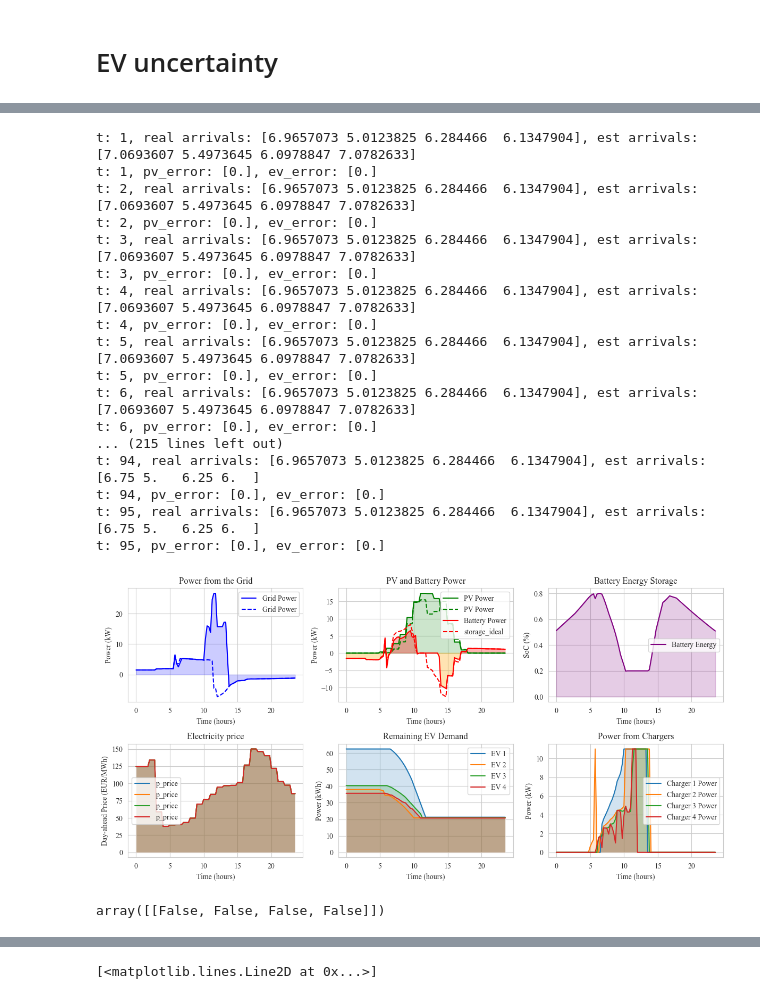
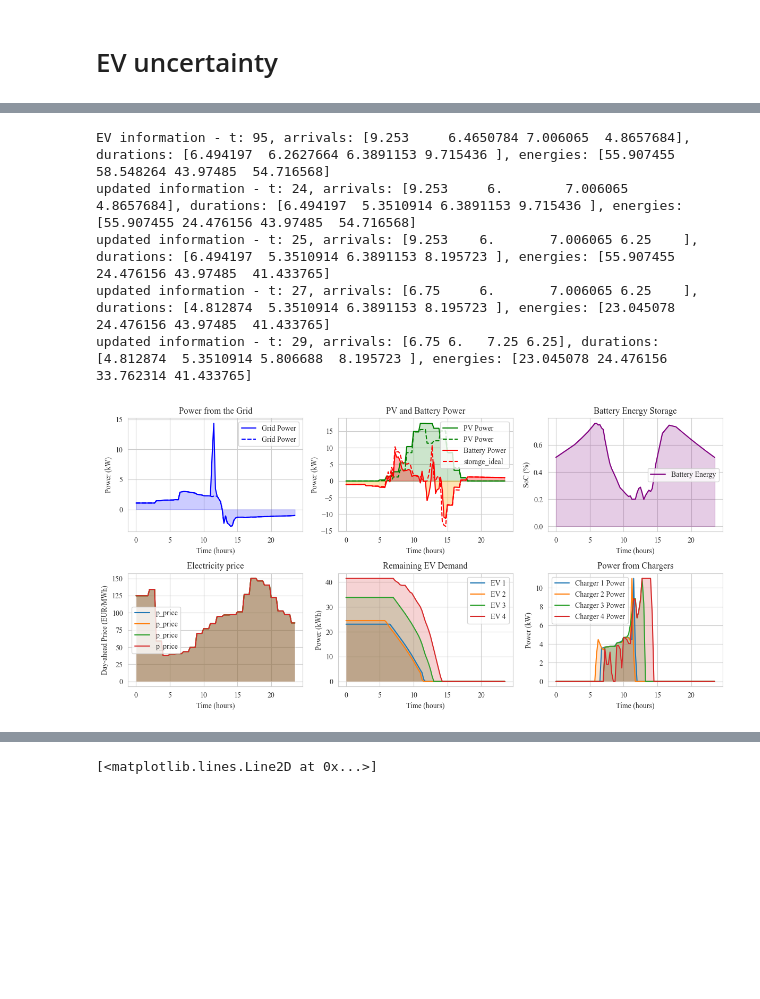
Before and after one commit to ES-Lab/ES-MDN-MPC, a Jupyter notebook: GMM_MPC.ipynb, the cells around one changed output, grey strips where cells are left out. Saved outputs shown, nothing was run; the diff lists cells and outputs as text; code cells hidden in the pictures; blank space fills up the shorter version.

```diff
--- a/GMM_MPC.ipynb
+++ b/GMM_MPC.ipynb
@@ -2701,7 +2701,7 @@ def get_filtered_samples(mdn1, mdn2, mdn3, n_samples=5000, n_return=4):
     energy_samples = samples[:, 2]
 
     # Filter the samples
-    mask = (arrival_samples >= 0) & (duration_samples >= 5) & (energy_samples >= 0)
+    mask = (arrival_samples >= 0) & (duration_samples >= 6) & (energy_samples >= 0)
     filtered_arrivals = arrival_samples[mask][:n_return]
     filtered_durations = duration_samples[mask][:n_return]
     filtered_energies = energy_samples[mask][:n_return]
@@ -2872,13 +2872,18 @@ class MPC:
         # Smoothing constraint to avoid abrupt changes: total variations
         smoothing_penalty = cp.tv(self.p_grid_positive) + cp.tv(self.p_grid_negative) + cp.tv(self.p_storage) + 2*cp.tv(self.p_chargers)
 
+        # Create time-weighted penalty (higher weights for later time steps)
+        time_weights = np.linspace(0, 10, self.num_time_steps)  # Weights increase from 1 to 3
+        time_penalty = cp.sum(cp.multiply(time_weights, cp.sum(self.p_chargers, axis=1)))
+
         # Objective: Minimize total grid power usage
         objective = cp.Minimize(cp.sum(self.p_grid**2)*10
                                 + cp.sum(cp.multiply(self.p_price,self.p_grid_positive))*0.1
                                 - cp.sum(cp.multiply(self.p_price/2,self.p_grid_negative))*0.1
                                 + cp.sum(cp.multiply(self.e_factor, self.p_grid))*0.1
-                                + cp.sum((self.p_chargers_slack)**2)*10
-                                + smoothing_penalty)
+                                + cp.sum((self.p_chargers_slack)**2)*30
+                                + smoothing_penalty
+                                + time_penalty)
 
         # Problem definition and solving
         problem = cp.Problem(objective, constraints)
@@ -2935,18 +2940,21 @@ results = {
 }
 
 ev_errors = []
+print(f"EV information - t: {t}, arrivals: {est_arrivals}, durations: {est_durations}, energies: {est_energies}")
 for t in range(1, num_time_steps):
-    print(f"t: {t}, real arrivals: {real_arrivals}, est arrivals: {est_arrivals}")
+    # print(f"t: {t}, real arrivals: {real_arrivals}, est arrivals: {est_arrivals}")
     if t in (real_arrivals*4).astype(int):
         # Sample once for estimate
-        new_est_durations = sample_duration_given_arrival(mdn2, t/4)
-        print(f"time: {t}, new_est_durations: {new_est_durations}")
+        new_durations_sample = sample_duration_given_arrival(mdn2, t/4)
+        # Update estimated arrivals and durations
+        est_arrivals[np.where((real_arrivals*4).astype(int) == t)] = t/4
+        est_durations[np.where((real_arrivals*4).astype(int) == t)] = new_durations_sample
+        est_energies[np.where((real_arrivals*4).astype(int) == t)] = real_energies[np.where((real_arrivals*4).astype(int) == t)]
+        # Update estimated availability matrix
+        est_availability_matrix = compute_availability(est_arrivals, est_durations)
+        est_availability = np.vstack([np.zeros((1, len(est_availability_matrix))), est_availability_matrix.T])
+        print(f"updated information - t: {t}, arrivals: {est_arrivals}, durations: {est_durations}, energies: {est_energies}")
 
-        est_arrivals[np.where((real_arrivals*4).astype(int) == t)] = t/4
-        est_energies[np.where((real_arrivals*4).astype(int) == t)] = real_energies[np.where((real_arrivals*4).astype(int) == t)]
-        est_availability_matrix = compute_availability(est_arrivals, new_est_durations)
-        est_availability = np.vstack([np.zeros((1, len(est_availability_matrix))), est_availability_matrix.T])
-        print("Updated estimated arrivals, durations, energy.")
 
     if t%time_shift==0:
         p_pv = expanded_pv_forecast[t-1:]/ 1000  # PV power generation over time
@@ -2975,12 +2983,12 @@ for t in range(1, num_time_steps):
                     adjusted_p_chargers[i, j] = np.clip(remaining_demand[j]/mpc.time_resolution,
                                                             0,
                                                             mpc.p_charger_limit)
-                    print(f"t: {t}, charger {j+1} available, setting to {adjusted_p_chargers[i, j]} kW, remaining demand: {remaining_demand[j]} kWh")
+                    # print(f"t: {t}, charger {j+1} available, setting to {adjusted_p_chargers[i, j]} kW, remaining demand: {remaining_demand[j]} kWh")
 
         # Adjust for actual PV power using the battery
         pv_error = p_pv_real[1:time_shift+1] - p_pv[1:time_shift+1]  # Compute forecast error
         ev_error = np.sum(adjusted_p_chargers - command['p_chargers'], axis=1)
-        print(f"t: {t}, pv_error: {pv_error}, ev_error: {ev_error}")
+        # print(f"t: {t}, pv_error: {pv_error}, ev_error: {ev_error}")
         ev_errors.append(ev_error)
         # Initialize adjusted battery power
         adjusted_p_storage = command['p_storage'].copy()
@@ -3019,7 +3027,7 @@ for t in range(1, num_time_steps):
 
         # EV demand update (unchanged)
         ev_demand_samples = results['remaining_demand'][-1].reshape(1, 4) - \
-                            np.cumsum(command['p_chargers']*charger_availability_real[1:time_shift+1], axis=0) * mpc.time_resolution
+                            np.cumsum(adjusted_p_chargers, axis=0) * mpc.time_resolution
 
 
         # Store results
@@ -3089,52 +3097,36 @@ for i in range(4):
     plt.plot(time_steps, expanded_price[1:1+len(time_steps)], label=f'p_price')
     plt.fill_between(time_steps, 0, expanded_price[1:1+len(time_steps)], alpha=0.2)
 plt.xlabel('Time (hours)')
 plt.ylabel('Day-ahead Price (EUR/MWh)')
 plt.title('Electricity price')
 plt.legend()
 
 # Plot EV demand
 plt.subplot(2, 3, 5)
 for i in range(4):
     plt.plot(time_steps, results['remaining_demand'][:,i], label=f'EV {i+1}')
     plt.fill_between(time_steps, 0, results['remaining_demand'][:,i], alpha=0.2)
 plt.xlabel('Time (hours)')
 plt.ylabel('Power (kWh)')
 plt.title('Remaining EV Demand')
 plt.legend()
 
 # Plot charger power
 plt.subplot(2, 3, 6)
 for i in range(4):
     plt.plot(time_steps, results['p_chargers'][:,i], label=f'Charger {i+1} Power')
     plt.fill_between(time_steps, 0, results['p_chargers'][:,i], alpha=0.2)
 plt.xlabel('Time (hours)')
 plt.ylabel('Power (kW)')
 plt.title('Power from Chargers')
 plt.legend()
 
 plt.tight_layout()
 plt.show()
 # %% [output]
-t: 1, real arrivals: [6.9657073 5.0123825 6.284466  6.1347904], est arrivals: [7.0693607 5.4973645 6.0978847 7.0782633]
-t: 1, pv_error: [0.], ev_error: [0.]
-t: 2, real arrivals: [6.9657073 5.0123825 6.284466  6.1347904], est arrivals: [7.0693607 5.4973645 6.0978847 7.0782633]
-t: 2, pv_error: [0.], ev_error: [0.]
-t: 3, real arrivals: [6.9657073 5.0123825 6.284466  6.1347904], est arrivals: [7.0693607 5.4973645 6.0978847 7.0782633]
-t: 3, pv_error: [0.], ev_error: [0.]
-t: 4, real arrivals: [6.9657073 5.0123825 6.284466  6.1347904], est arrivals: [7.0693607 5.4973645 6.0978847 7.0782633]
-t: 4, pv_error: [0.], ev_error: [0.]
-t: 5, real arrivals: [6.9657073 5.0123825 6.284466  6.1347904], est arrivals: [7.0693607 5.4973645 6.0978847 7.0782633]
-t: 5, pv_error: [0.], ev_error: [0.]
-t: 6, real arrivals: [6.9657073 5.0123825 6.284466  6.1347904], est arrivals: [7.0693607 5.4973645 6.0978847 7.0782633]
-t: 6, pv_error: [0.], ev_error: [0.]
-... (215 lines left out)
-t: 94, real arrivals: [6.9657073 5.0123825 6.284466  6.1347904], est arrivals: [6.75 5.   6.25 6.  ]
-t: 94, pv_error: [0.], ev_error: [0.]
-t: 95, real arrivals: [6.9657073 5.0123825 6.284466  6.1347904], est arrivals: [6.75 5.   6.25 6.  ]
-t: 95, pv_error: [0.], ev_error: [0.]
+EV information - t: 95, arrivals: [9.253     6.4650784 7.006065  4.8657684], durations: [6.494197  6.2627664 6.3891153 9.715436 ], energies: [55.907455 58.548264 43.97485  54.716568]
+updated information - t: 24, arrivals: [9.253     6.        7.006065  4.8657684], durations: [6.494197  5.3510914 6.3891153 9.715436 ], energies: [55.907455 24.476156 43.97485  54.716568]
+updated information - t: 25, arrivals: [9.253    6.       7.006065 6.25    ], durations: [6.494197  5.3510914 6.3891153 8.195723 ], energies: [55.907455 24.476156 43.97485  41.433765]
+updated information - t: 27, arrivals: [6.75     6.       7.006065 6.25    ], durations: [4.812874  5.3510914 6.3891153 8.195723 ], energies: [23.045078 24.476156 43.97485  41.433765]
+updated information - t: 29, arrivals: [6.75 6.   7.25 6.25], durations: [4.812874  5.3510914 5.806688  8.195723 ], energies: [23.045078 24.476156 33.762314 41.433765]
-[figure, old version]
+[figure, new version]
-# %%
-availability_gap
-# %% [output]
-array([[False, False, False, False]])
```
Also changed, not shown: parts of 74 cells of this notebook.
